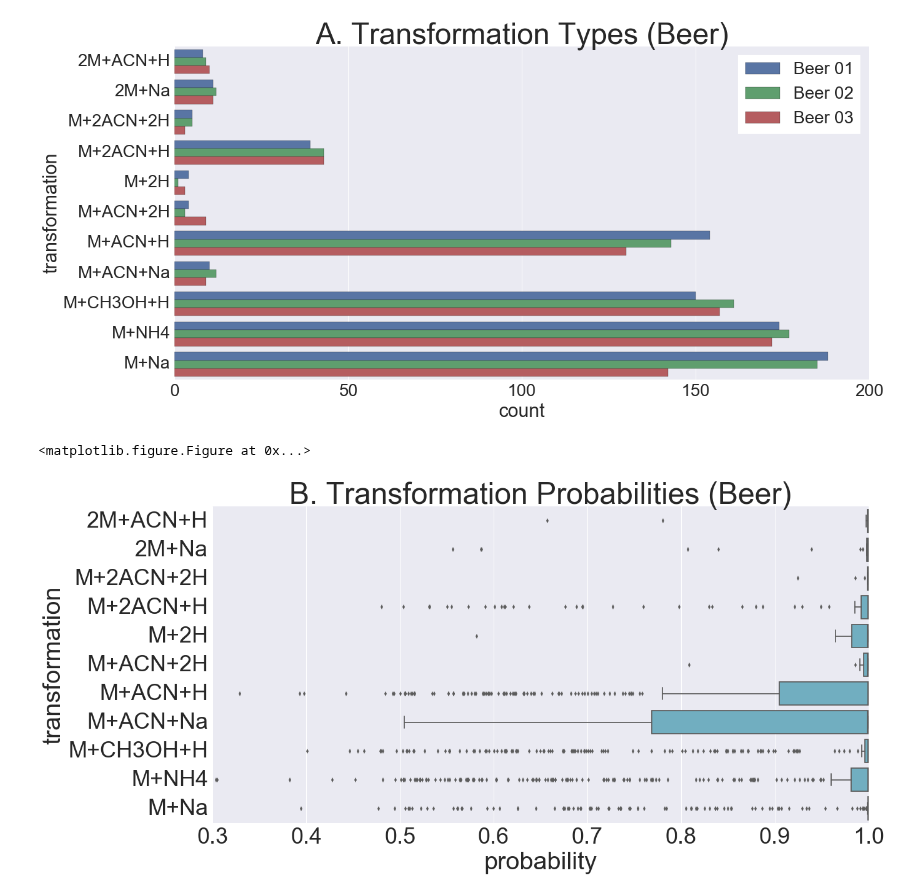
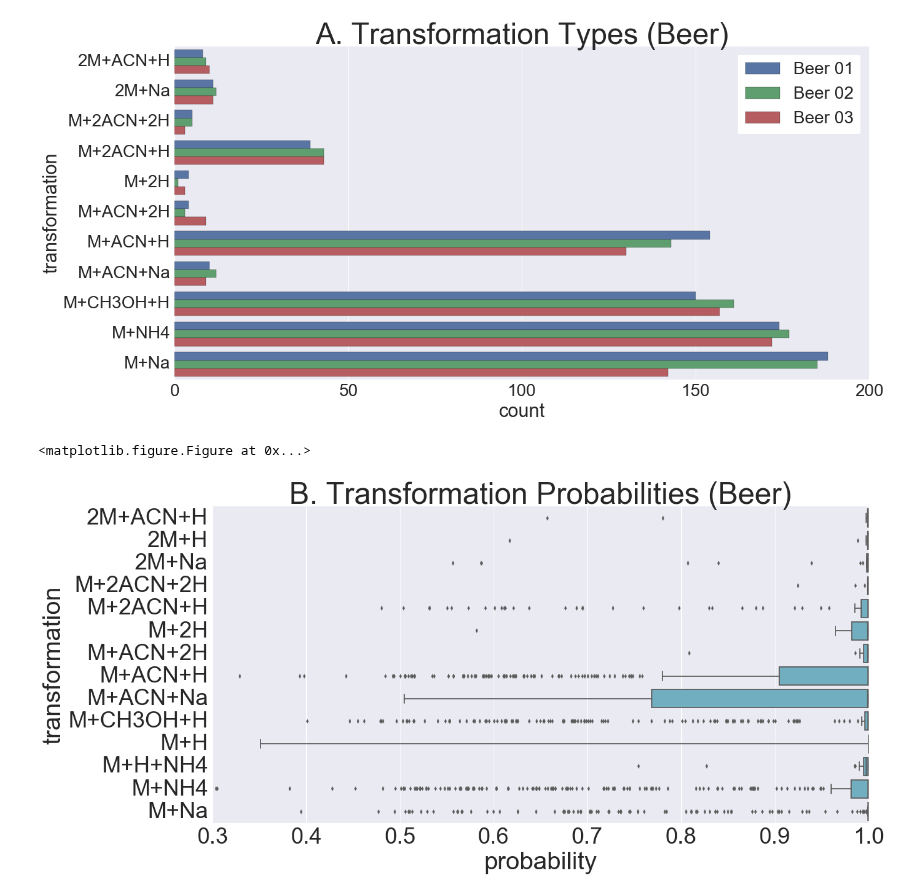
Before and after one commit to sdrogers/metabolomics_tools, a Jupyter notebook: alignment/notebooks/plotting_clusters_all.ipynb, the cells around one changed output. Saved outputs shown, nothing was run; the diff lists cells and outputs as text; code cells hidden in the pictures.

Commit message:
Updated plots
Former-commit-id: 13a4e48995d580044237a50bfcaede943cb09df8

```diff
--- a/alignment/notebooks/plotting_clusters_all.ipynb
+++ b/alignment/notebooks/plotting_clusters_all.ipynb
@@ -280,7 +280,7 @@ Total peaks having non-M+H trans = 2187
 [figure]
 # %%
 sns.set_context("notebook", font_scale=3.6)
-df = plot_trans(aligner_beer.clustering_results, 'Beer', exclude_MH=True, size=10, aspect=2, plot=2)
+df = plot_trans(aligner_beer.clustering_results, 'Beer', exclude_MH=False, size=10, aspect=2, plot=2)
 # %% [output]
 <matplotlib.figure.Figure at 0x...>
-[figure, old version]
+[figure, new version]
```
Also changed, not shown: 6 other files.
